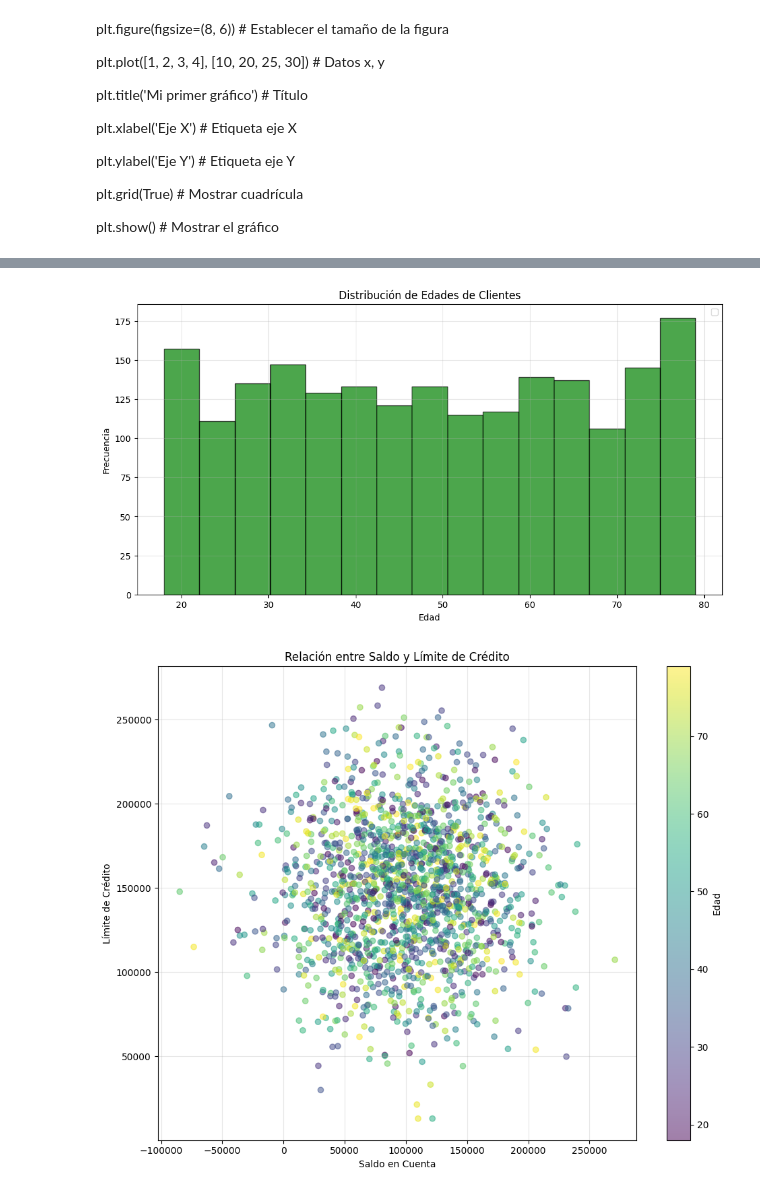
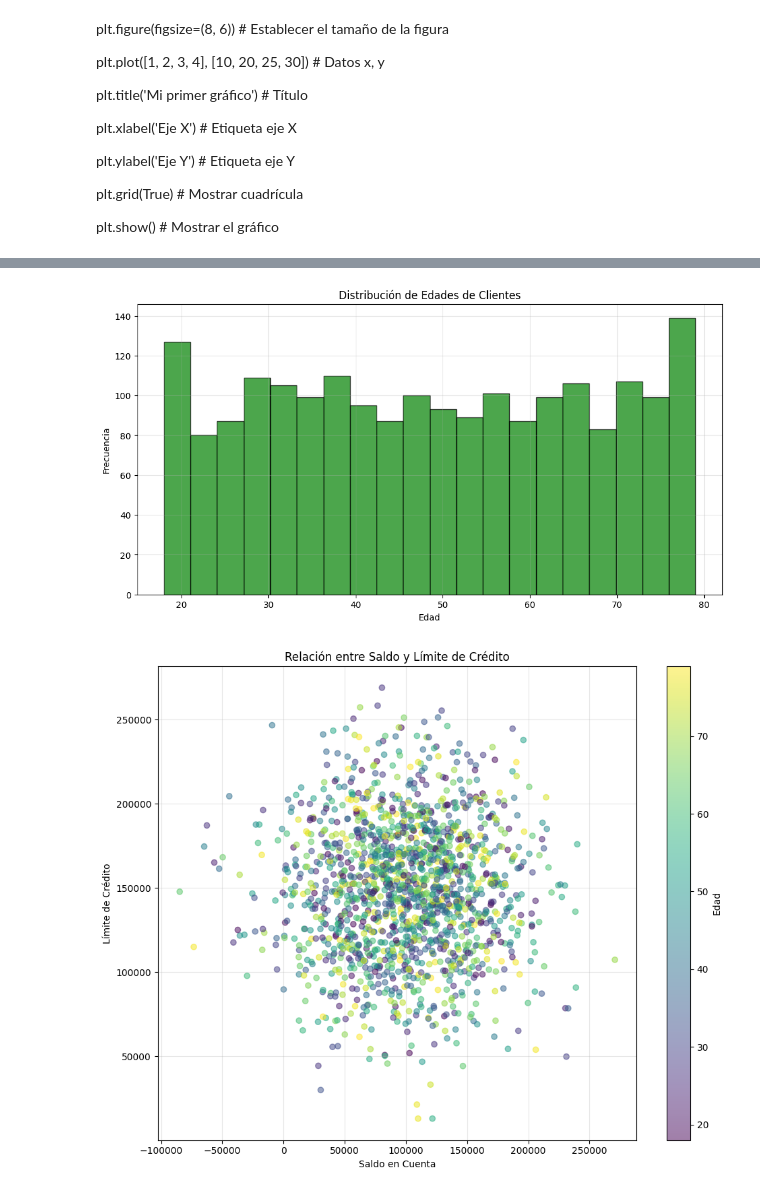
Before and after one commit to VenezianoMauro/curso-bapro, a Jupyter notebook: clase 7/Clase-7-Pandas-Matplotlib-BAPRO.ipynb, the cells around one changed output, grey strips where cells are left out. Drawn from its saved outputs; the diff is of its cells as text; code cells hidden in the pictures.

```diff
--- a/clase 7/Clase-7-Pandas-Matplotlib-BAPRO.ipynb
+++ b/clase 7/Clase-7-Pandas-Matplotlib-BAPRO.ipynb
@@ -514,15 +539,15 @@ plt.show()
 # %%
 #  HISTOGRAMA - Distribución de edades
 plt.figure(figsize=(12, 6))
-plt.hist(clientes['Edad'], bins=15, alpha=0.7, color='green', edgecolor='black') #Divide el rango de edades en 15 intervalos o "bins", #alpha transparencia
+plt.hist(clientes['Edad'], bins=20, alpha=0.7, color='green', edgecolor='black') #Divide el rango de edades en 15 intervalos o "bins", #alpha transparencia
 plt.title('Distribución de Edades de Clientes')
 plt.xlabel('Edad')
 plt.ylabel('Frecuencia')
-plt.legend()
+#plt.legend()
 plt.grid(True, alpha=0.3)
 plt.show()
 # %% [output]
-[figure, old version]
+[figure, new version]
 # %%
 #  GRÁFICO DE DISPERSIÓN (SCATTER) - Relación entre Saldo y Límite de crédito
 plt.figure(figsize=(10, 8))
```
Also changed, not shown: parts of 6 cells of this notebook, 2 other files.
